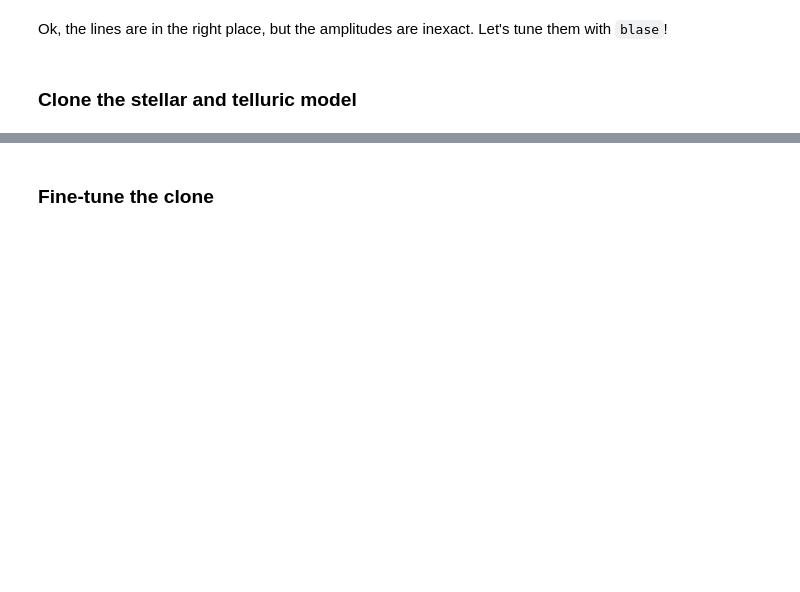
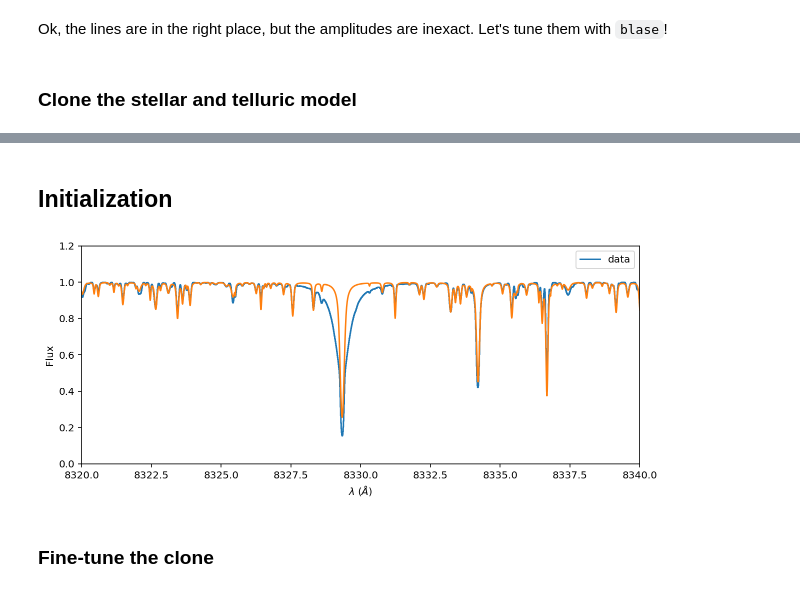
Before and after one commit to gully/blase, a Jupyter notebook: docs/paper_figures/WASP-69_HPF_paperfigs.ipynb, the cells around one changed output, grey strips where cells are left out. Drawn from its saved outputs; the diff is of its cells as text; code cells hidden in the pictures; blank space fills up the shorter version.

```diff
--- a/docs/paper_figures/WASP-69_HPF_paperfigs.ipynb
+++ b/docs/paper_figures/WASP-69_HPF_paperfigs.ipynb
@@ -108,3 +137,13 @@ telluric_emulator.to(device)
+# %% [markdown]
+## Initialization
+# %%
+ax = spectrum.plot(label='data')
+ax.plot(stellar_emulator.wl_native.cpu(), stellar_emulator.forward().detach().cpu())
+ax.set_xlim(8320, 8340);
+ax.set_ylim(0, 1.2)
+ax.legend(ncol=3);
+# %% [output]
+[figure, added]
 # %% [markdown]
 ### Fine-tune the clone
 # %%
```
Also changed, not shown: parts of 34 cells of this notebook.
